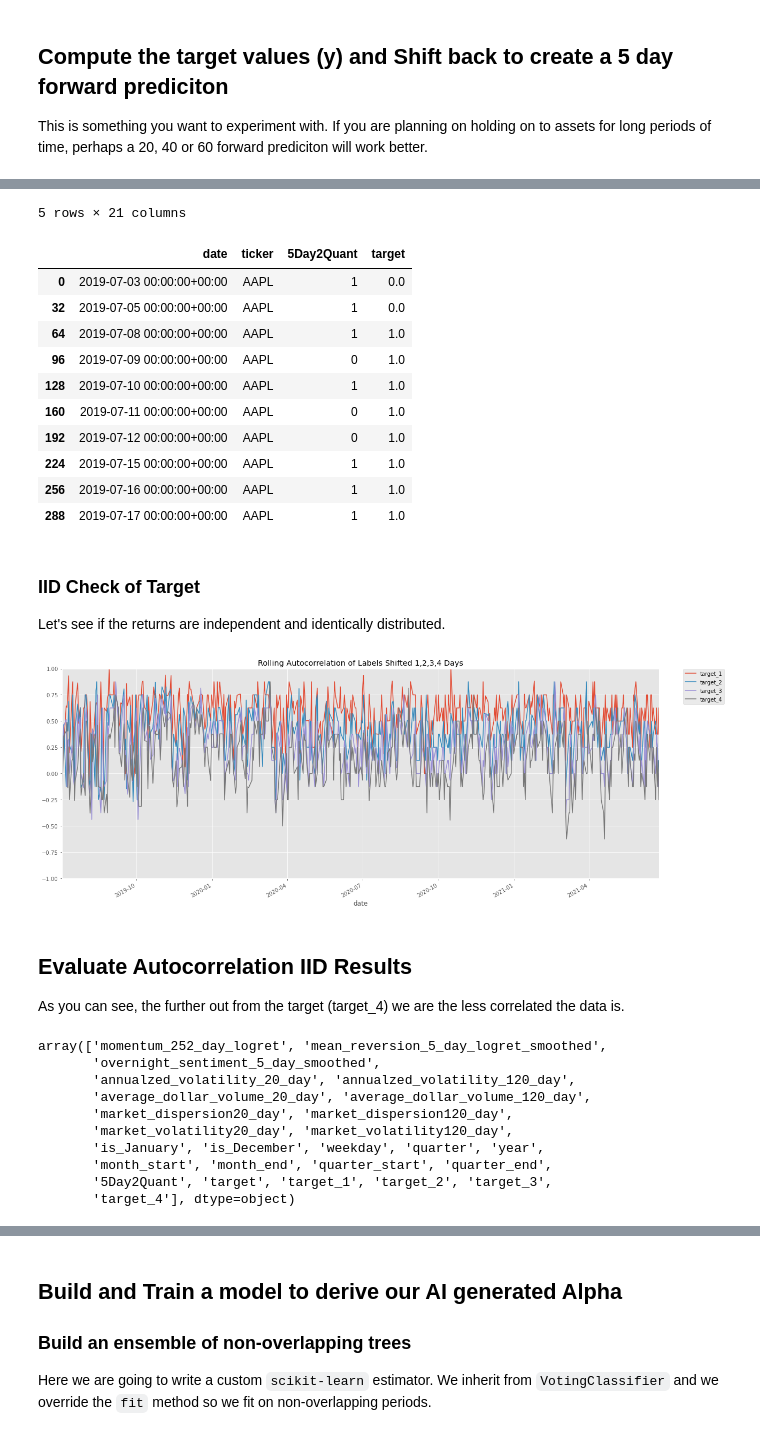
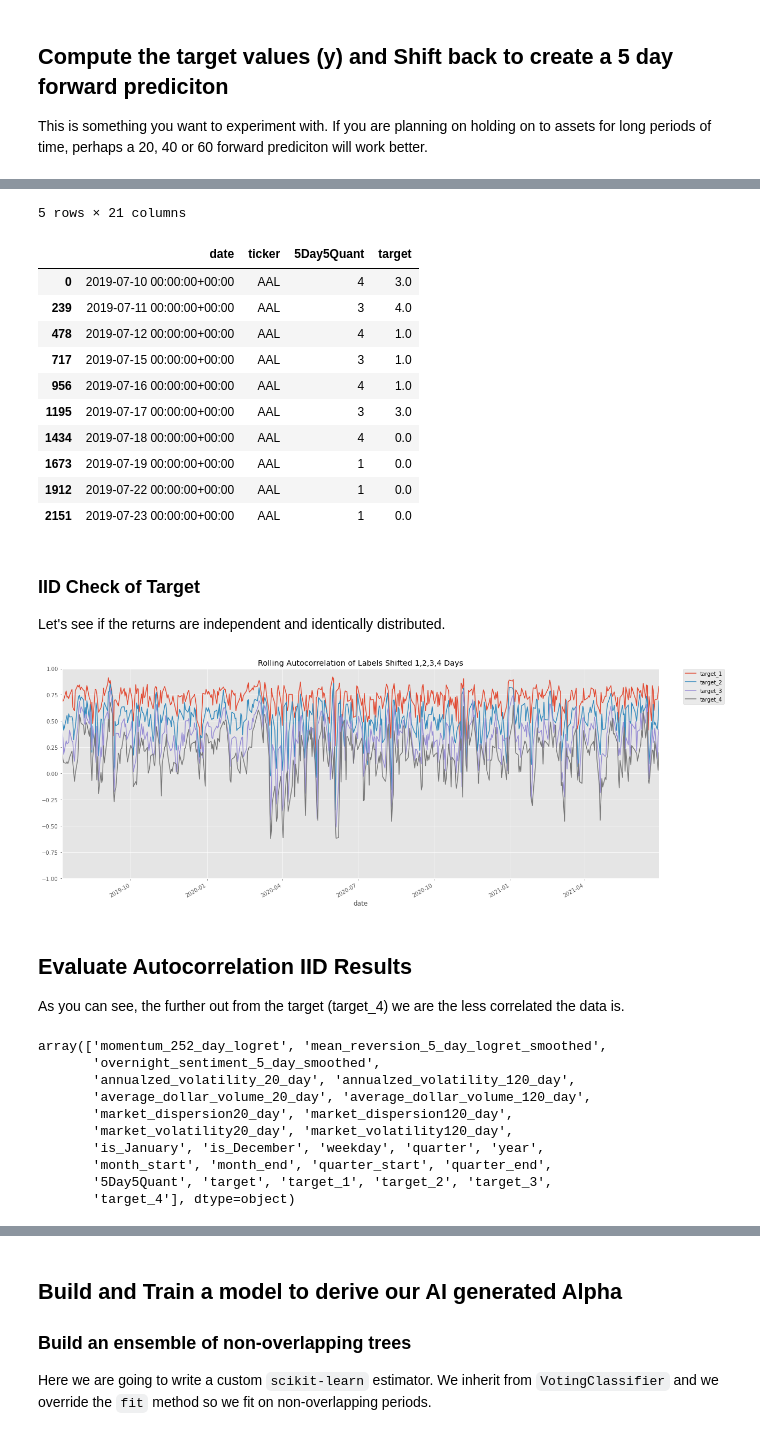
Before and after one commit to nmaiorana/svi-trading-tools, a Jupyter notebook: analysis-20210703/stage_2b_ai_alpha.ipynb, the cells around one changed output, grey strips where cells are left out. Cells and saved outputs as stored; diff of their text form; code cells hidden in the pictures.

```diff
--- a/analysis-20210703/stage_2b_ai_alpha.ipynb
+++ b/analysis-20210703/stage_2b_ai_alpha.ipynb
@@ -107,13 +107,13 @@ Stocks: ['AAPL', 'AEI', 'AIH', 'BABA', 'CAN', 'COKE', 'CONN', 'DKNG', 'EFOI', 'G
 
 This is something you want to experiment with. If you are planning on holding on to assets for long periods of time, perhaps a 20, 40 or 60 forward prediciton will work better.
 # %%
-target_source = '5Day2Quant'
+target_source = '5Day5Quant'
 forward_prediciton_days = 5
 
 all_factors = pd.concat(
 [
     all_factors,
-    alpha_factors.FactorReturnQuantiles(price_histories, 2, 5).for_al(target_source),
+    alpha_factors.FactorReturnQuantiles(price_histories, 5, 5).for_al(target_source),
 ], axis=1).dropna()
 all_factors.sort_index(inplace=True)
 display(all_factors.head())
@@ -131,15 +131,15 @@ all_factors[[target_source,'target']].reset_index().sort_values(['ticker', 'date
 5 rows × 21 columns
-|  | date | ticker | 5Day2Quant | target |
-| 0 | 2019-07-03 00:00:00+00:00 | AAPL | 1 | 0.0 |
-| 32 | 2019-07-05 00:00:00+00:00 | AAPL | 1 | 0.0 |
-| 64 | 2019-07-08 00:00:00+00:00 | AAPL | 1 | 1.0 |
-| 96 | 2019-07-09 00:00:00+00:00 | AAPL | 0 | 1.0 |
-| 128 | 2019-07-10 00:00:00+00:00 | AAPL | 1 | 1.0 |
-| 160 | 2019-07-11 00:00:00+00:00 | AAPL | 0 | 1.0 |
-| 192 | 2019-07-12 00:00:00+00:00 | AAPL | 0 | 1.0 |
-| 224 | 2019-07-15 00:00:00+00:00 | AAPL | 1 | 1.0 |
-| 256 | 2019-07-16 00:00:00+00:00 | AAPL | 1 | 1.0 |
-| 288 | 2019-07-17 00:00:00+00:00 | AAPL | 1 | 1.0 |
+|  | date | ticker | 5Day5Quant | target |
+| 0 | 2019-07-10 00:00:00+00:00 | AAL | 4 | 3.0 |
+| 239 | 2019-07-11 00:00:00+00:00 | AAL | 3 | 4.0 |
+| 478 | 2019-07-12 00:00:00+00:00 | AAL | 4 | 1.0 |
+| 717 | 2019-07-15 00:00:00+00:00 | AAL | 3 | 1.0 |
+| 956 | 2019-07-16 00:00:00+00:00 | AAL | 4 | 1.0 |
+| 1195 | 2019-07-17 00:00:00+00:00 | AAL | 3 | 3.0 |
+| 1434 | 2019-07-18 00:00:00+00:00 | AAL | 4 | 0.0 |
+| 1673 | 2019-07-19 00:00:00+00:00 | AAL | 1 | 0.0 |
+| 1912 | 2019-07-22 00:00:00+00:00 | AAL | 1 | 0.0 |
+| 2151 | 2019-07-23 00:00:00+00:00 | AAL | 1 | 0.0 |
 # %% [markdown]
 ### IID Check of Target
 Let's see if the returns are independent and identically distributed.
@@ -166,7 +166,7 @@ plt.legend(bbox_to_anchor=(1.04, 1), borderaxespad=0)
 plt.title('Rolling Autocorrelation of Labels Shifted 1,2,3,4 Days')
 plt.show()
 # %% [output]
-[figure, old version]
+[figure, new version]
 # %% [markdown]
 ## Evaluate Autocorrelation IID Results
 
@@ -182,7 +182,7 @@ array(['momentum_252_day_logret', 'mean_reversion_5_day_logret_smoothed',
        'market_volatility20_day', 'market_volatility120_day',
        'is_January', 'is_December', 'weekday', 'quarter', 'year',
        'month_start', 'month_end', 'quarter_start', 'quarter_end',
-       '5Day2Quant', 'target', 'target_1', 'target_2', 'target_3',
+       '5Day5Quant', 'target', 'target_1', 'target_2', 'target_3',
        'target_4'], dtype=object)
 # %%
 features = ['momentum_252_day_logret', 'mean_reversion_5_day_logret_smoothed',
```
Also changed, not shown: parts of 20 cells of this notebook, 6 other files.
